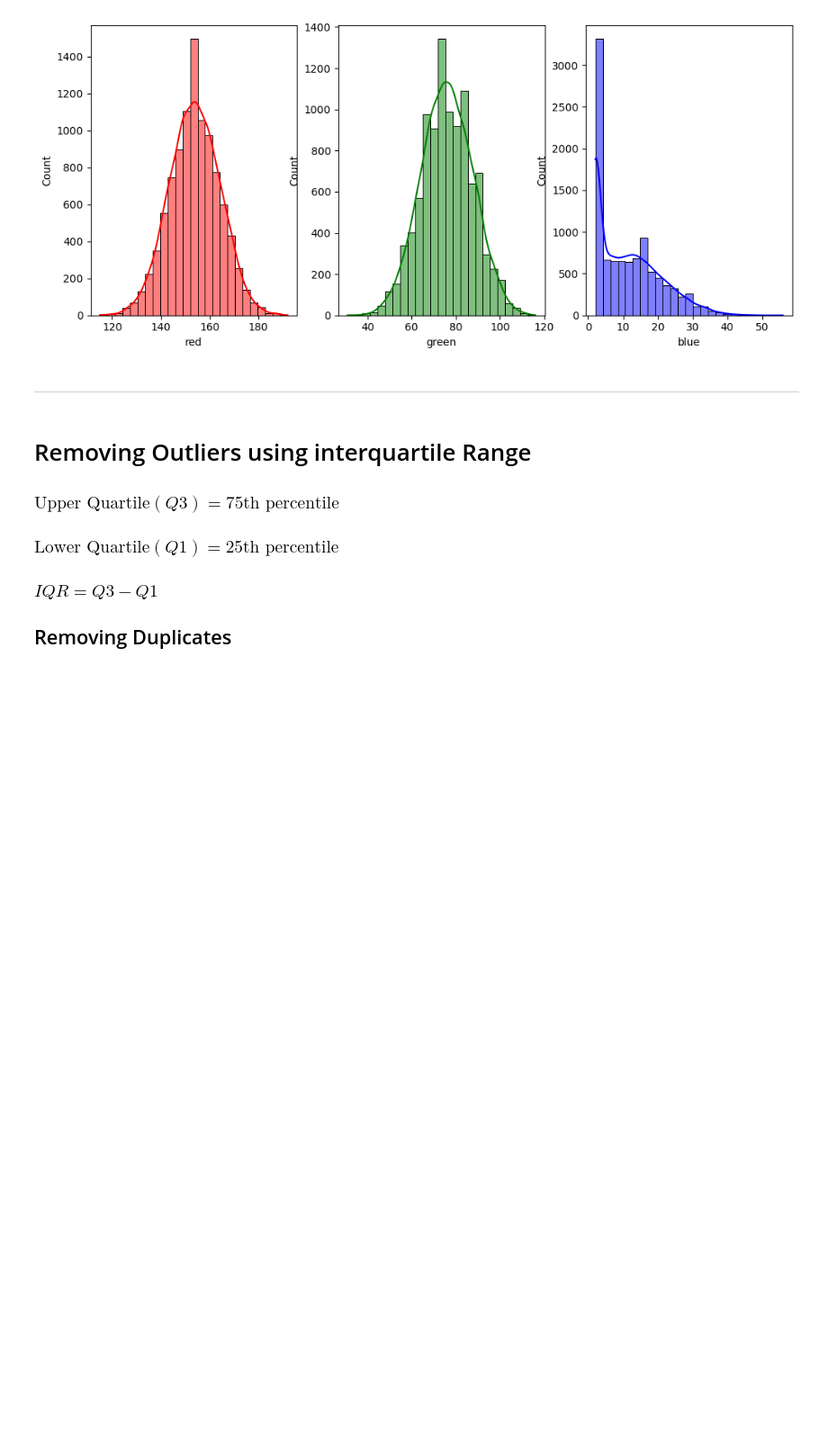
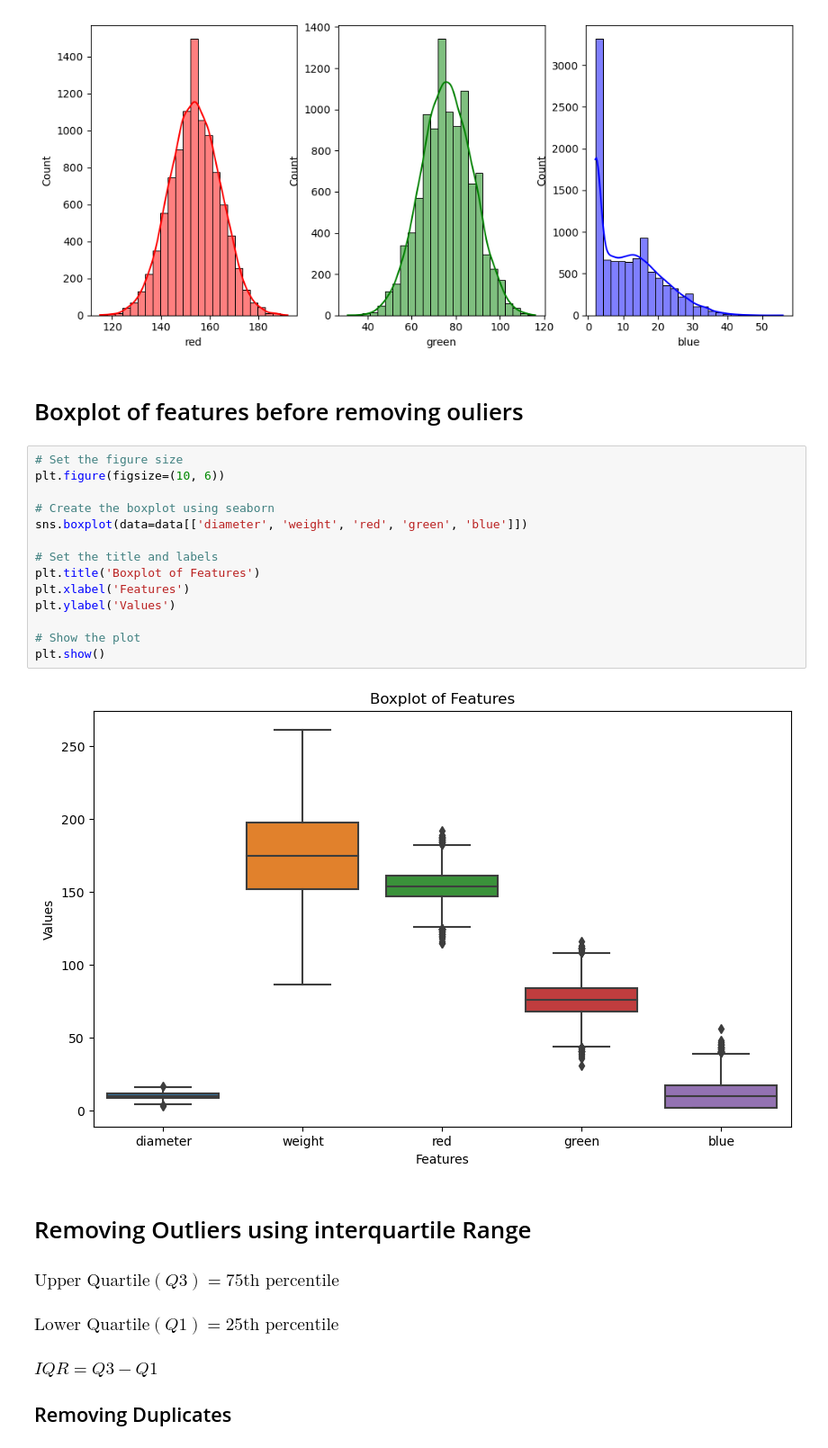
Before and after one commit to MohamedMandour10/Citrus-Binary-Classification, a Jupyter notebook: oranges-vs-grapefruit.ipynb, the cells around one changed output. Shown: that part at 90% size. Cells and saved outputs as stored; diff of their text form; blank space fills up the shorter version.

```diff
--- a/oranges-vs-grapefruit.ipynb
+++ b/oranges-vs-grapefruit.ipynb
@@ -187,8 +187,24 @@ sns.histplot(data, x="blue", kde=True, color='b', ax=axs2[2], bins=25)
 <Axes: xlabel='blue', ylabel='Count'>
 [figure]
 [figure]
-# %% [markdown]
-***************************************************
+# %% [markdown]
+# Boxplot of features before removing ouliers
+# %%
+# Set the figure size
+plt.figure(figsize=(10, 6))
+
+# Create the boxplot using seaborn
+sns.boxplot(data=data[['diameter', 'weight', 'red', 'green', 'blue']])
+
+# Set the title and labels
+plt.title('Boxplot of Features')
+plt.xlabel('Features')
+plt.ylabel('Values')
+
+# Show the plot
+plt.show()
+# %% [output]
+[figure, added]
 # %% [markdown]
 # Removing Outliers using interquartile Range
 ### $\text {Upper Quartile} (Q3) = \text{{75th percentile}}$
```
Also changed, not shown: parts of 23 cells of this notebook.
